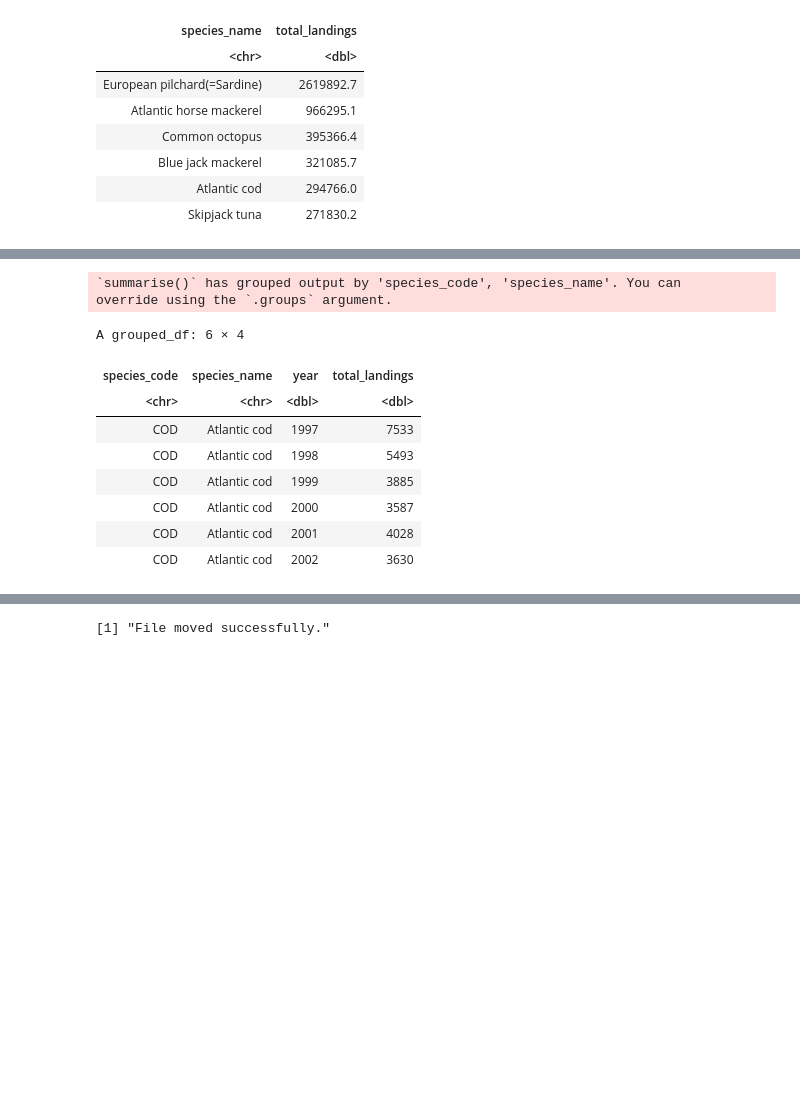
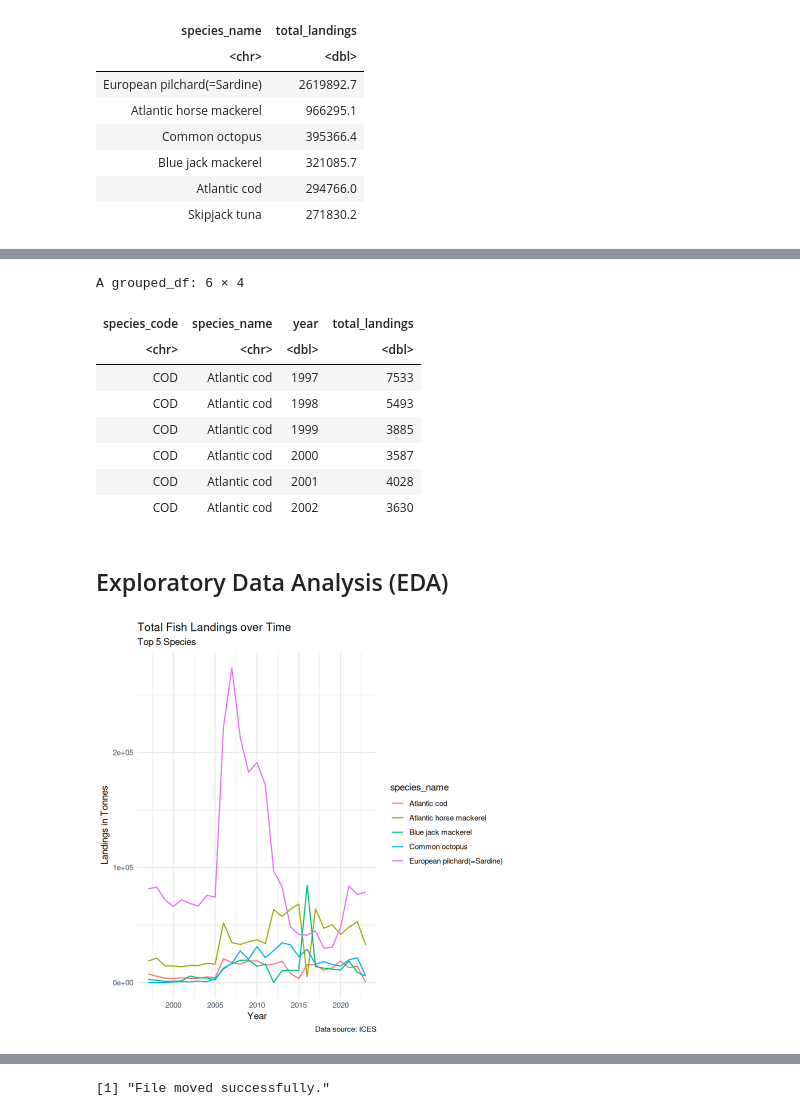
Before and after one commit to daisychu12/pt-fisheries-climate-change, a Jupyter notebook: analysis/data-cleaning.ipynb, the cells around one changed output, grey strips where cells are left out. Saved outputs shown, nothing was run; the diff lists cells and outputs as text; code cells hidden in the pictures; blank space fills up the shorter version.

Commit message:
Wrapped up data cleaning and eda notebook

```diff
--- a/analysis/data-cleaning.ipynb
+++ b/analysis/data-cleaning.ipynb
@@ -295,3 +283,16 @@ A tibble: 6 × 2
 | Blue jack mackerel | 321085.7 |
 | Atlantic cod | 294766.0 |
 | Skipjack tuna | 271830.2 |
+# %%
+# Create a dataframe that has each species annual landings from 1997 to 2023
+pt_annual_landings <- pt_landings %>%
+  select(-"1950":-"1996") %>%
+  pivot_longer(
+    cols = "1997":"2006",
+    names_to = "year",
+    values_to = "landings") %>%
+  group_by(species_code, species_name, year) %>%
+  summarise(total_landings = sum(landings, na.rm = TRUE)) %>%
+  mutate(year = as.numeric(year))
+
+head(pt_annual_landings)
@@ -298,22 +311,11 @@ A tibble: 6 × 2
 # %%
-# Filter each dataset to landings data of top 5 species
-# Summarize total landings by year and filter to top 5 species
-top_5_landings <- pt_landings %>%
-  select(-"1950":-"1996") %>%
-  filter(species_name %in% top_5_spec) %>%
-  pivot_longer(
-    cols = "1997":"2006",
-    names_to = "year",
-    values_to = "landings") %>%
-  group_by(species_code, species_name, year) %>%
-  summarise(total_landings = sum(landings, na.rm = TRUE)) %>%
-  mutate(year = as.numeric(year))
+# Filter pt_annual_landings to landings data of top 5 species
+top_5_landings <- pt_annual_landings %>%
+  filter(species_name %in% top_5_spec)
 
 head(top_5_landings)
 # %% [output]
-`summarise()` has grouped output by 'species_code', 'species_name'. You can
-override using the `.groups` argument.
+A grouped_df: 6 × 4
-A grouped_df: 6 × 4
 | species_code | species_name | year | total_landings |
 | <chr> | <chr> | <dbl> | <dbl> |
 | COD | Atlantic cod | 1997 | 7533 |
@@ -322,3 +324,21 @@ A grouped_df: 6 × 4
 | COD | Atlantic cod | 2000 | 3587 |
 | COD | Atlantic cod | 2001 | 4028 |
 | COD | Atlantic cod | 2002 | 3630 |
+# %% [markdown]
+## Exploratory Data Analysis (EDA)
+# %%
+# First let's view the landings of the top 5 fished species
+top_5_time_series <- ggplot(top_5_landings, aes(x = year, y = total_landings, color = species_name, group = species_name)) +
+  geom_line() +
+  labs(
+    title = "Total Fish Landings over Time",
+    subtitle = "Top 5 Species",
+    x = "Year",
+    y = "Landings in Tonnes",
+    caption = "Data source: ICES"
+  ) +
+  theme_minimal()
+
+top_5_time_series
+# %% [output]
+[figure, added]
```
Also changed, not shown: parts of 23 cells of this notebook, 19 other files.
